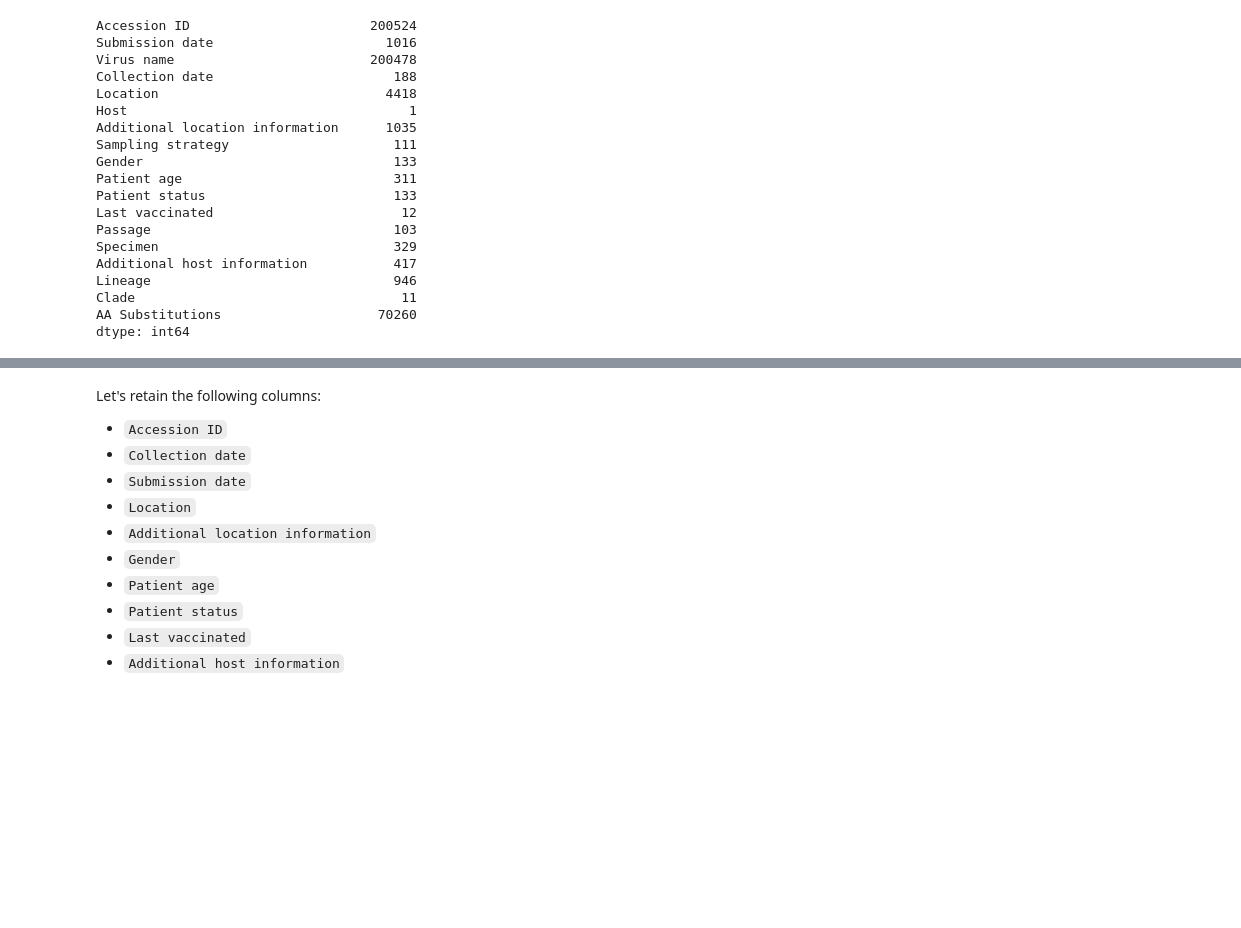
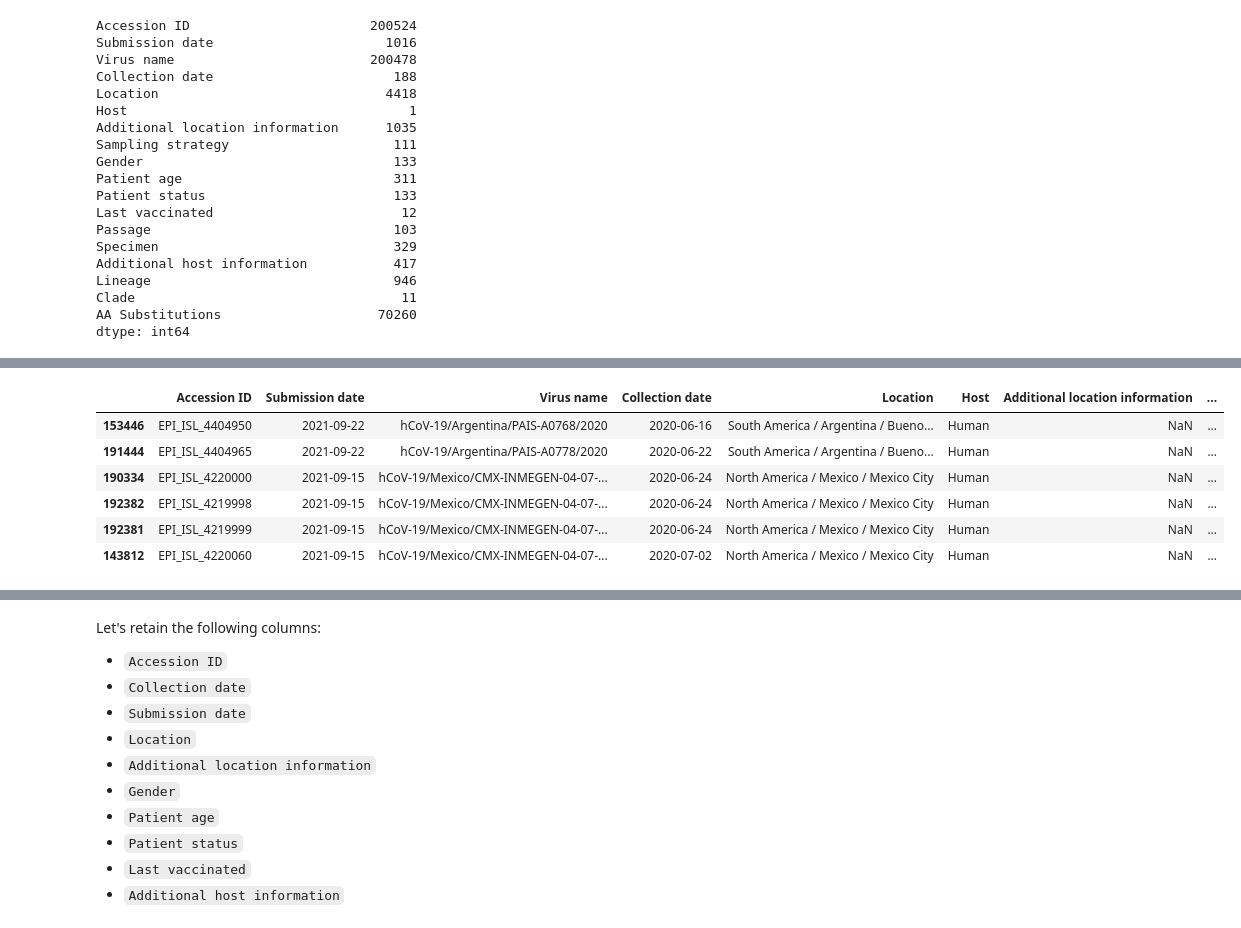
Before and after one commit to ASudu/EpiCoV_Summer25, a Jupyter notebook: src/epicov_2020.ipynb, the cells around one changed output, grey strips where cells are left out. Drawn from its saved outputs; the diff is of its cells as text; code cells hidden in the pictures; blank space fills up the shorter version.

Commit message:
cleaned age and gender

```diff
--- a/src/epicov_2020.ipynb
+++ b/src/epicov_2020.ipynb
@@ -98,0 +146,11 @@ dtype: int64
+# %%
+genders = ["male", "unknown", "female"]
+
+indices = df.index[df["Gender"].isin([x for x in df["Gender"].unique() if str(x)[0].isdigit()])].tolist()
+print(len(indices))
+for i in indices:
+    age = df.at[i, "Patient age"]
+    if str(age).lower() in genders:
+        df.at[i, "Patient age"] = df.at[i, "Gender"]
+        df.at[i, "Gender"] = age
+df["Gender"].value_counts()
@@ -98,0 +173,4 @@ dtype: int64
+# %%
+indices = df.index[df["Gender"].isin(["unknowm", "0"])].tolist()
+df.loc[indices, "Gender"] = "unknown"
+df["Gender"].value_counts()
@@ -98,0 +267,10 @@ dtype: int64
+# %%
+df[df["Patient age"].isin(["Male", "Female"])]
+# %% [output]
+|  | Accession ID | Submission date | Virus name | Collection date | Location | Host | Additional location information | ... |
+| 153446 | EPI_ISL_4404950 | 2021-09-22 | hCoV-19/Argentina/PAIS-A0768/2020 | 2020-06-16 | South America / Argentina / Bueno... | Human | NaN | ... |
+| 191444 | EPI_ISL_4404965 | 2021-09-22 | hCoV-19/Argentina/PAIS-A0778/2020 | 2020-06-22 | South America / Argentina / Bueno... | Human | NaN | ... |
+| 190334 | EPI_ISL_4220000 | 2021-09-15 | hCoV-19/Mexico/CMX-INMEGEN-04-07-... | 2020-06-24 | North America / Mexico / Mexico City | Human | NaN | ... |
+| 192382 | EPI_ISL_4219998 | 2021-09-15 | hCoV-19/Mexico/CMX-INMEGEN-04-07-... | 2020-06-24 | North America / Mexico / Mexico City | Human | NaN | ... |
+| 192381 | EPI_ISL_4219999 | 2021-09-15 | hCoV-19/Mexico/CMX-INMEGEN-04-07-... | 2020-06-24 | North America / Mexico / Mexico City | Human | NaN | ... |
+| 143812 | EPI_ISL_4220060 | 2021-09-15 | hCoV-19/Mexico/CMX-INMEGEN-04-07-... | 2020-07-02 | North America / Mexico / Mexico City | Human | NaN | ... |
```
Also changed, not shown: parts of 39 cells of this notebook.
